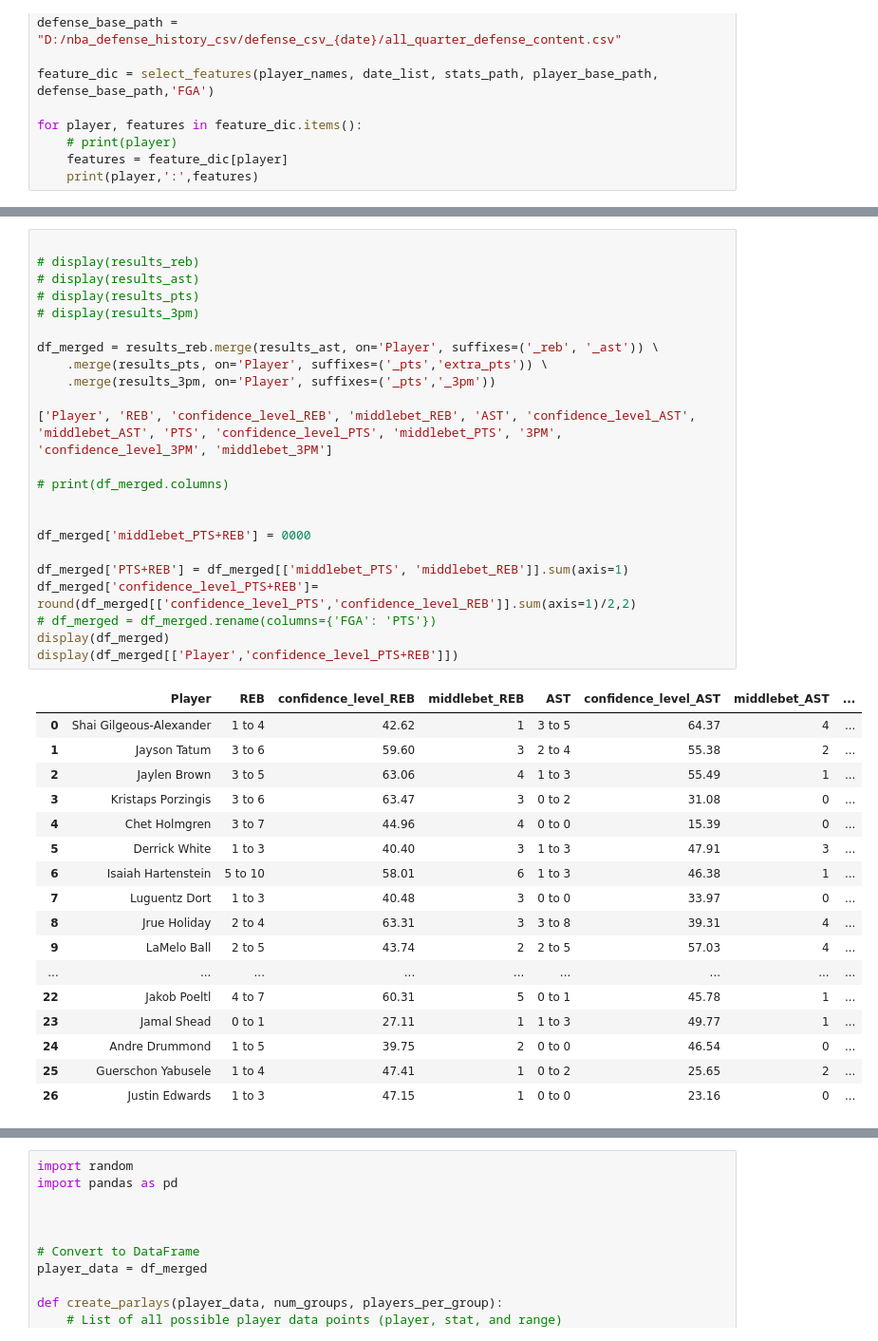
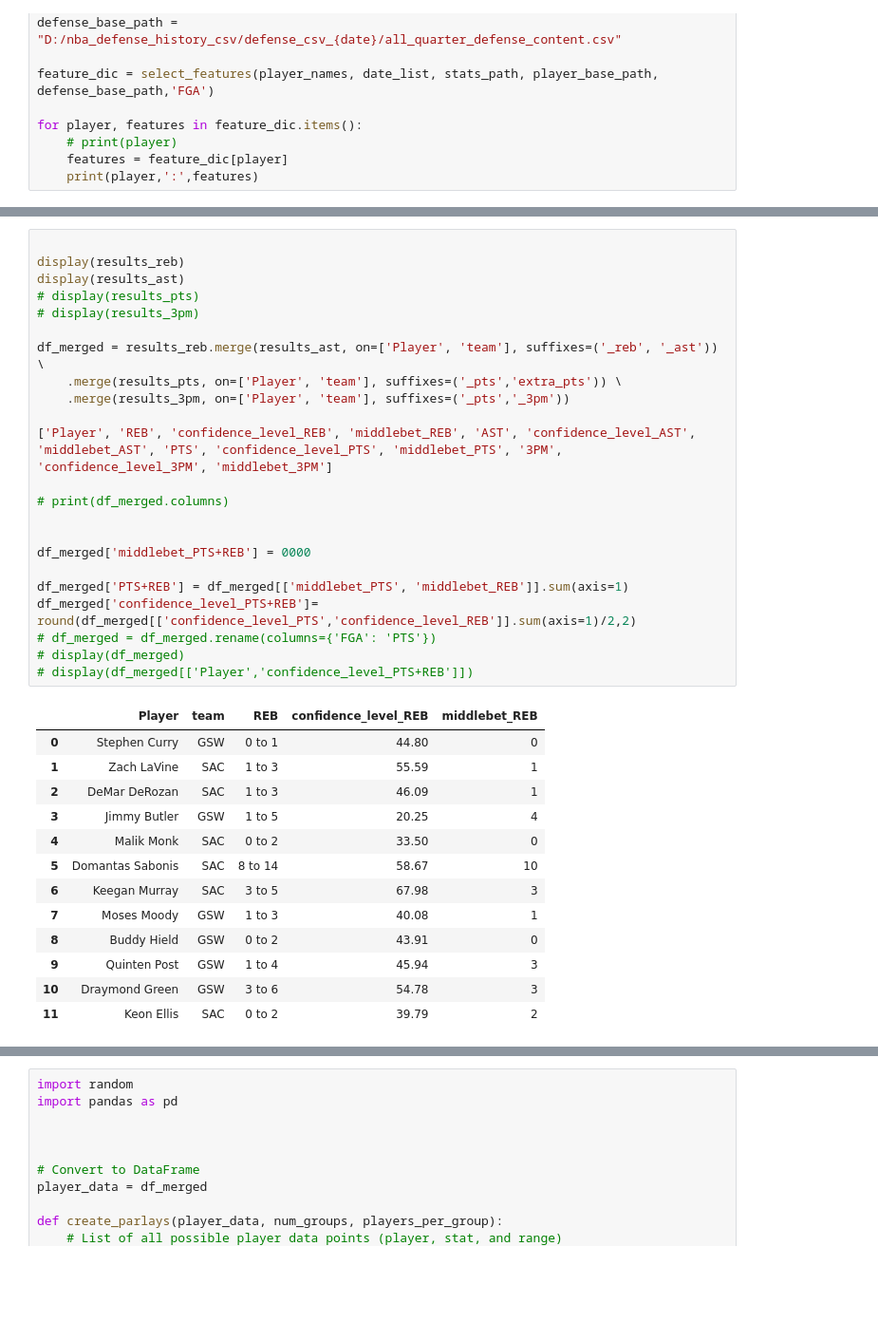
Before and after one commit to penfoldslaw/web_scraping_sports, a Jupyter notebook: models/linear_regression/fga_feature.ipynb, the cells around one changed output, grey strips where cells are left out. Shown at 95% size. Cells and saved outputs as stored; diff of their text form; blank space fills up the shorter version.

```diff
--- a/models/linear_regression/fga_feature.ipynb
+++ b/models/linear_regression/fga_feature.ipynb
@@ -617,41 +694,37 @@ results_pts = results_pts.rename(columns={'FGA': 'PTS'})
 # %%
 
-# display(results_reb)
-# display(results_ast)
+display(results_reb)
+display(results_ast)
 # display(results_pts)
 # display(results_3pm)
 
-df_merged = results_reb.merge(results_ast, on='Player', suffixes=('_reb', '_ast')) \
-    .merge(results_pts, on='Player', suffixes=('_pts','extra_pts')) \
-    .merge(results_3pm, on='Player', suffixes=('_pts','_3pm'))
+df_merged = results_reb.merge(results_ast, on=['Player', 'team'], suffixes=('_reb', '_ast')) \
+    .merge(results_pts, on=['Player', 'team'], suffixes=('_pts','extra_pts')) \
+    .merge(results_3pm, on=['Player', 'team'], suffixes=('_pts','_3pm'))
 
 ['Player', 'REB', 'confidence_level_REB', 'middlebet_REB', 'AST', 'confidence_level_AST', 'middlebet_AST', 'PTS', 'confidence_level_PTS', 'middlebet_PTS', '3PM', 'confidence_level_3PM', 'middlebet_3PM']
 
 # print(df_merged.columns)
 
 
 df_merged['middlebet_PTS+REB'] = 0000
 
 df_merged['PTS+REB'] = df_merged[['middlebet_PTS', 'middlebet_REB']].sum(axis=1)
 df_merged['confidence_level_PTS+REB']=  round(df_merged[['confidence_level_PTS','confidence_level_REB']].sum(axis=1)/2,2)
 # df_merged = df_merged.rename(columns={'FGA': 'PTS'})
-display(df_merged)
-display(df_merged[['Player','confidence_level_PTS+REB']])
+# display(df_merged)
+# display(df_merged[['Player','confidence_level_PTS+REB']])
 # %% [output]
-|  | Player | REB | confidence_level_REB | middlebet_REB | AST | confidence_level_AST | middlebet_AST | ... |
-| 0 | Shai Gilgeous-Alexander | 1 to 4 | 42.62 | 1 | 3 to 5 | 64.37 | 4 | ... |
-| 1 | Jayson Tatum | 3 to 6 | 59.60 | 3 | 2 to 4 | 55.38 | 2 | ... |
-| 2 | Jaylen Brown | 3 to 5 | 63.06 | 4 | 1 to 3 | 55.49 | 1 | ... |
-| 3 | Kristaps Porzingis | 3 to 6 | 63.47 | 3 | 0 to 2 | 31.08 | 0 | ... |
-| 4 | Chet Holmgren | 3 to 7 | 44.96 | 4 | 0 to 0 | 15.39 | 0 | ... |
-| 5 | Derrick White | 1 to 3 | 40.40 | 3 | 1 to 3 | 47.91 | 3 | ... |
-| 6 | Isaiah Hartenstein | 5 to 10 | 58.01 | 6 | 1 to 3 | 46.38 | 1 | ... |
-| 7 | Luguentz Dort | 1 to 3 | 40.48 | 3 | 0 to 0 | 33.97 | 0 | ... |
-| 8 | Jrue Holiday | 2 to 4 | 63.31 | 3 | 3 to 8 | 39.31 | 4 | ... |
-| 9 | LaMelo Ball | 2 to 5 | 43.74 | 2 | 2 to 5 | 57.03 | 4 | ... |
-| ... | ... | ... | ... | ... | ... | ... | ... | ... |
-| 22 | Jakob Poeltl | 4 to 7 | 60.31 | 5 | 0 to 1 | 45.78 | 1 | ... |
-| 23 | Jamal Shead | 0 to 1 | 27.11 | 1 | 1 to 3 | 49.77 | 1 | ... |
-| 24 | Andre Drummond | 1 to 5 | 39.75 | 2 | 0 to 0 | 46.54 | 0 | ... |
-| 25 | Guerschon Yabusele | 1 to 4 | 47.41 | 1 | 0 to 2 | 25.65 | 2 | ... |
-| 26 | Justin Edwards | 1 to 3 | 47.15 | 1 | 0 to 0 | 23.16 | 0 | ... |
+|  | Player | team | REB | confidence_level_REB | middlebet_REB |
+| 0 | Stephen Curry | GSW | 0 to 1 | 44.80 | 0 |
+| 1 | Zach LaVine | SAC | 1 to 3 | 55.59 | 1 |
+| 2 | DeMar DeRozan | SAC | 1 to 3 | 46.09 | 1 |
+| 3 | Jimmy Butler | GSW | 1 to 5 | 20.25 | 4 |
+| 4 | Malik Monk | SAC | 0 to 2 | 33.50 | 0 |
+| 5 | Domantas Sabonis | SAC | 8 to 14 | 58.67 | 10 |
+| 6 | Keegan Murray | SAC | 3 to 5 | 67.98 | 3 |
+| 7 | Moses Moody | GSW | 1 to 3 | 40.08 | 1 |
+| 8 | Buddy Hield | GSW | 0 to 2 | 43.91 | 0 |
+| 9 | Quinten Post | GSW | 1 to 4 | 45.94 | 3 |
+| 10 | Draymond Green | GSW | 3 to 6 | 54.78 | 3 |
+| 11 | Keon Ellis | SAC | 0 to 2 | 39.79 | 2 |
```
Also changed, not shown: parts of 7 cells of this notebook, 32 other files.
